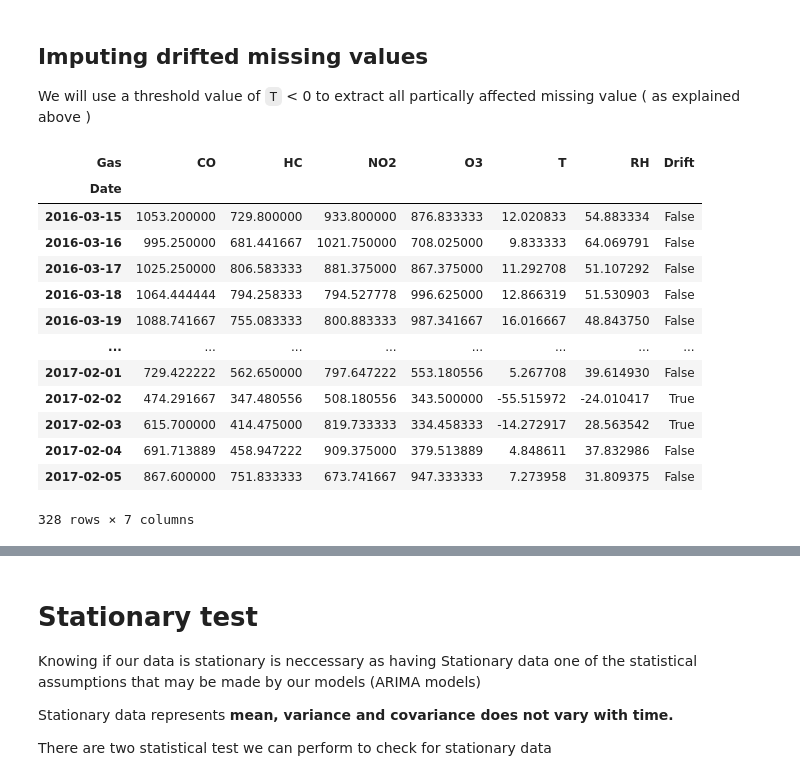
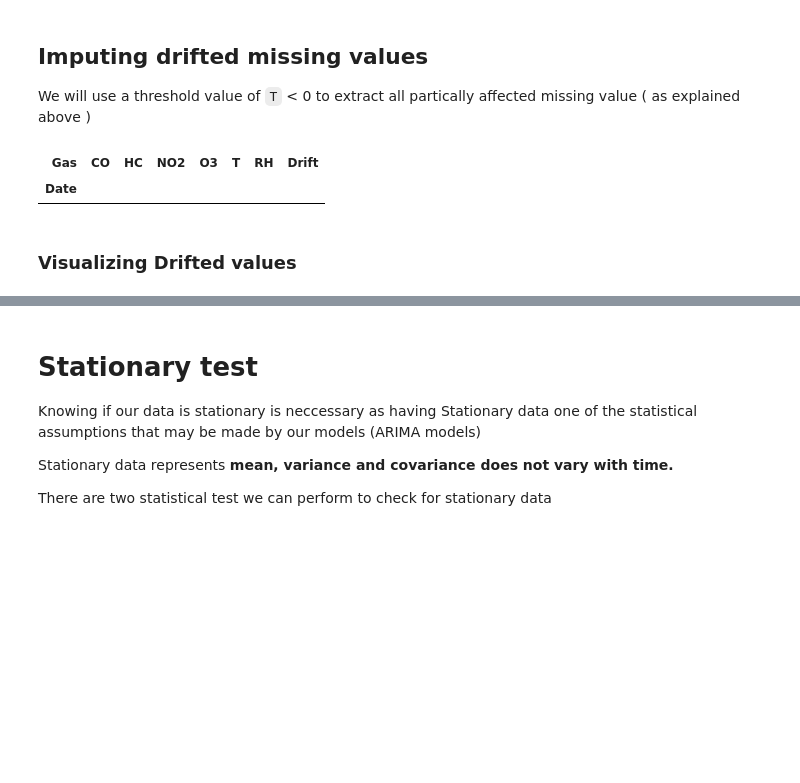
Before and after one commit to Kaleb-Nim/Machine-Learning-Journey, a Jupyter notebook: TimeSeries/Time_Series_Analysis_29_7_2022 (1).ipynb, the cells around one changed output, grey strips where cells are left out. Drawn from its saved outputs; the diff is of its cells as text; code cells hidden in the pictures; blank space fills up the shorter version.

```diff
--- a/TimeSeries/Time_Series_Analysis_29_7_2022 (1).ipynb
+++ b/TimeSeries/Time_Series_Analysis_29_7_2022 (1).ipynb
@@ -323,24 +324,17 @@ dtype: float64
 
 We will use a threshold value of `T` < 0 to extract all partically affected missing value ( as explained above )
 # %%
-# Create Boolean Column to Indicate Drifting when Temperature is less than 0 (Abnormal)
-df_pivot_impute['Drift'] = df_pivot_impute['T'] <0
-df_pivot_impute
+# Create Boolean Column to Indicate Drifting when Temperature is less than -49 OR RH < 0 (Abnormal)
+
+df_pivot_impute['Drift'] = (df_pivot_impute['T'] < -49) | (df_pivot_impute['RH'] < 0)
+
+# Extract drift rows
+df_pivot_impute[df_pivot_impute['Drift'] == True]
 # %% [output]
 | Gas | CO | HC | NO2 | O3 | T | RH | Drift |
 | Date |  |  |  |  |  |  |  |
-| 2016-03-15 | 1053.200000 | 729.800000 | 933.800000 | 876.833333 | 12.020833 | 54.883334 | False |
-| 2016-03-16 | 995.250000 | 681.441667 | 1021.750000 | 708.025000 | 9.833333 | 64.069791 | False |
-| 2016-03-17 | 1025.250000 | 806.583333 | 881.375000 | 867.375000 | 11.292708 | 51.107292 | False |
-| 2016-03-18 | 1064.444444 | 794.258333 | 794.527778 | 996.625000 | 12.866319 | 51.530903 | False |
-| 2016-03-19 | 1088.741667 | 755.083333 | 800.883333 | 987.341667 | 16.016667 | 48.843750 | False |
-| ... | ... | ... | ... | ... | ... | ... | ... |
-| 2017-02-01 | 729.422222 | 562.650000 | 797.647222 | 553.180556 | 5.267708 | 39.614930 | False |
-| 2017-02-02 | 474.291667 | 347.480556 | 508.180556 | 343.500000 | -55.515972 | -24.010417 | True |
-| 2017-02-03 | 615.700000 | 414.475000 | 819.733333 | 334.458333 | -14.272917 | 28.563542 | True |
-| 2017-02-04 | 691.713889 | 458.947222 | 909.375000 | 379.513889 | 4.848611 | 37.832986 | False |
-| 2017-02-05 | 867.600000 | 751.833333 | 673.741667 | 947.333333 | 7.273958 | 31.809375 | False |
-328 rows × 7 columns
+# %% [markdown]
+### Visualizing Drifted values
 # %%
 g = sns.FacetGrid(
         pd.melt(
```
Also changed, not shown: parts of 8 cells of this notebook, 2 other files.
